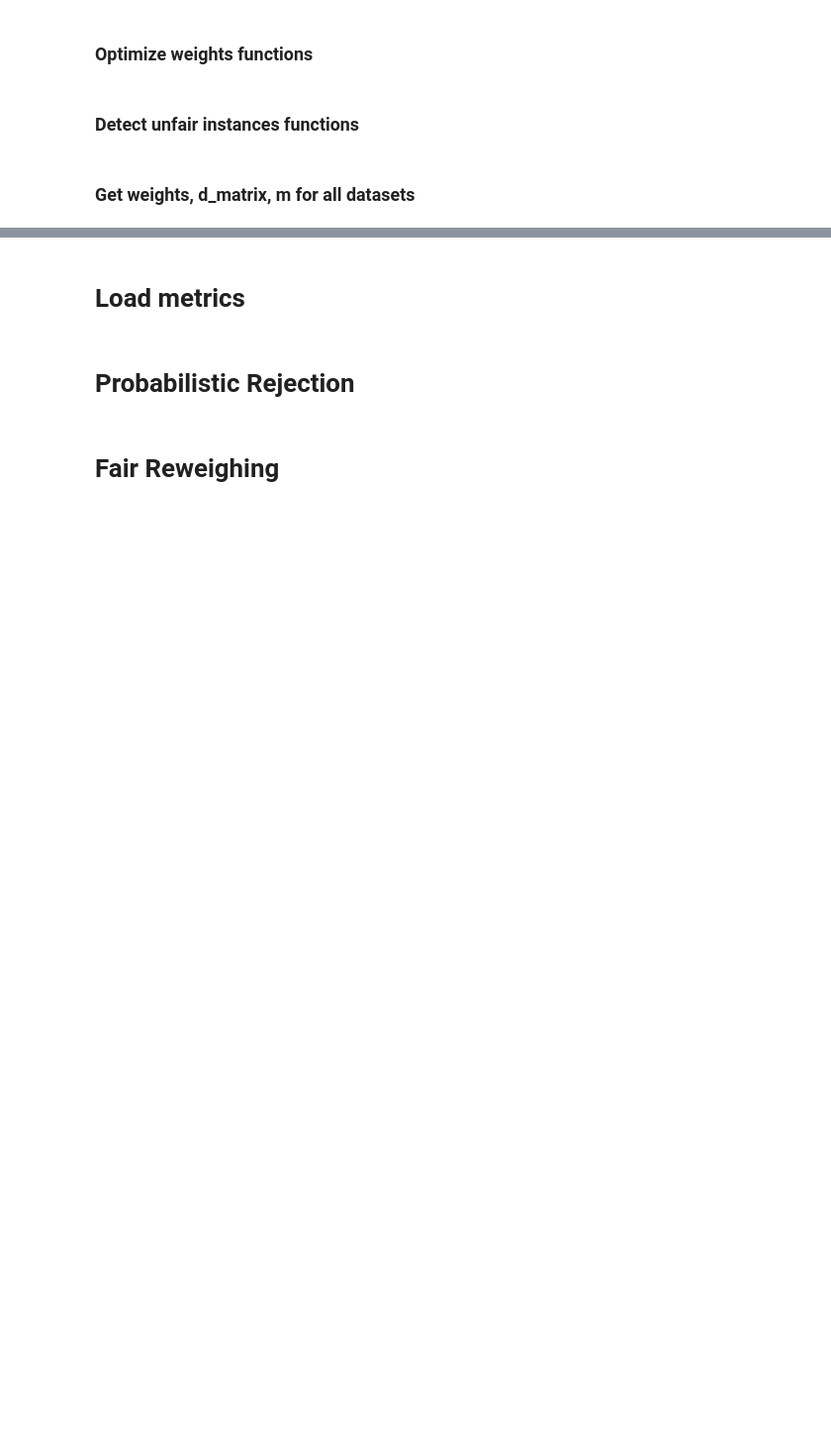
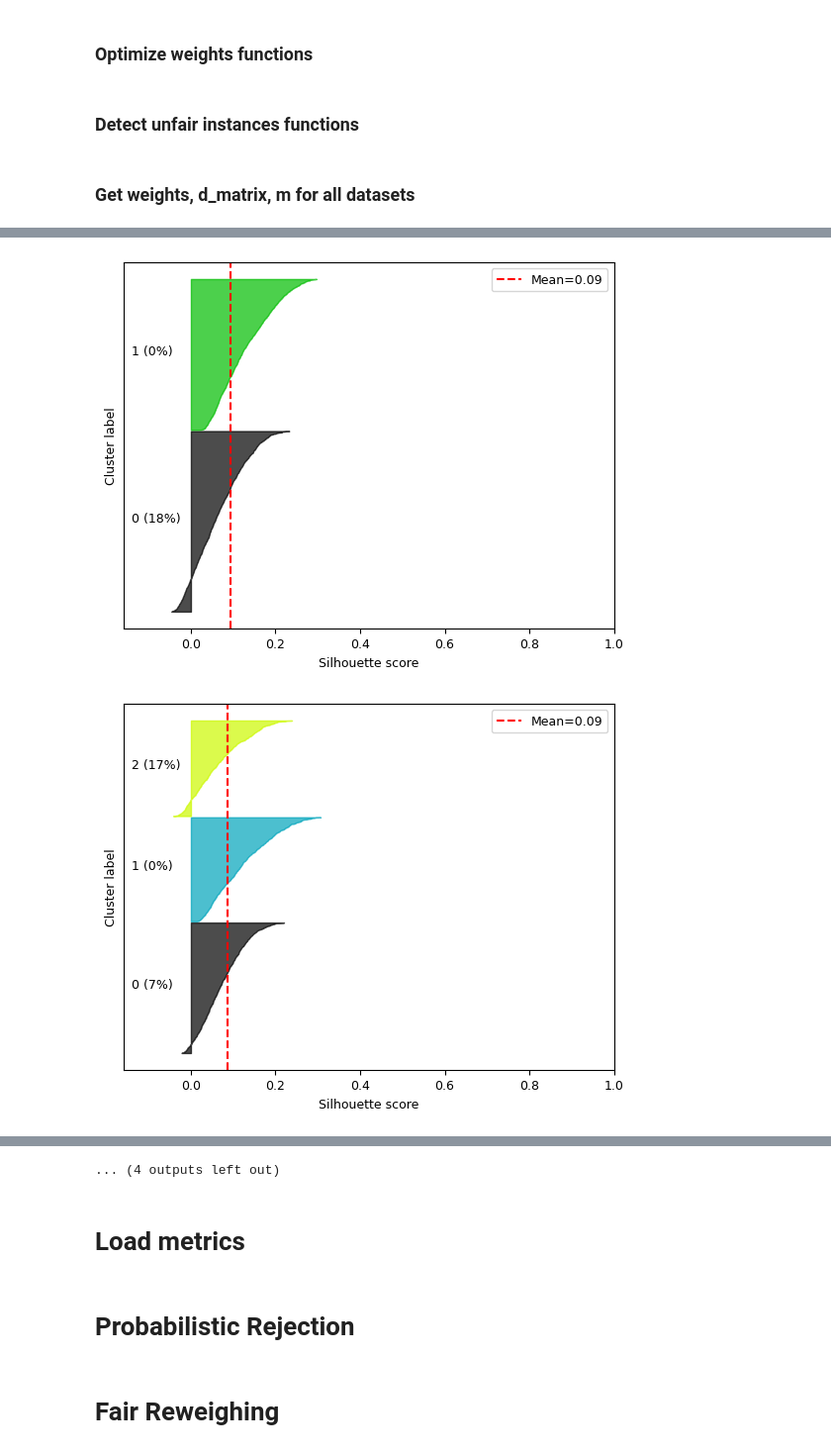
Before and after one commit to TibeIritie/fairness-aware-classification, a Jupyter notebook: fair_classification.ipynb, the cells around one changed output, grey strips where cells are left out. Shown at 99% size. Cells and saved outputs as stored; diff of their text form; code cells hidden in the pictures; blank space fills up the shorter version.

```diff
--- a/fair_classification.ipynb
+++ b/fair_classification.ipynb
@@ -2116,0 +2245,5 @@ Mean, median number of neighbors of D_m-scores: 108, 91
+# %%
+cdd_me(df_ar, w_ar, cat_cols_ar, nom_cols_ar, 3)
+# %% [output]
+[figure, added]
+[figure, added]
@@ -2117,3 +2260,4 @@ Mean, median number of neighbors of D_m-scores: 108, 91
+... (4 outputs left out)
 # %% [markdown]
 # Load metrics
 # %%
```
Also changed, not shown: parts of 22 cells of this notebook.
